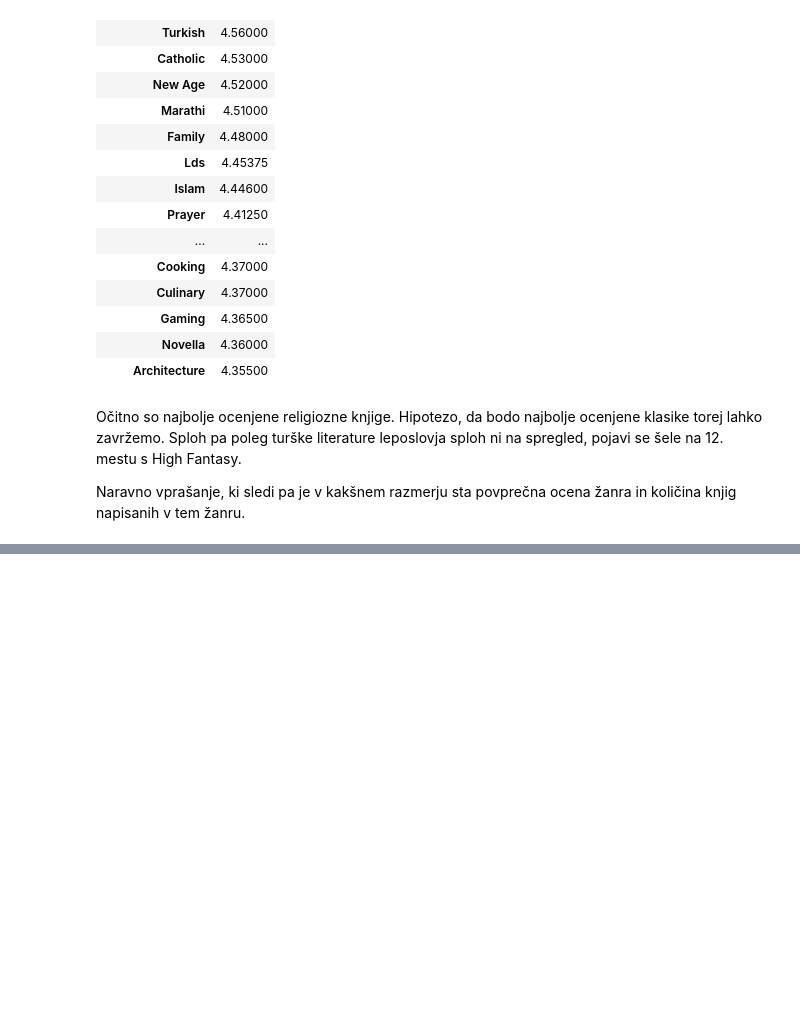
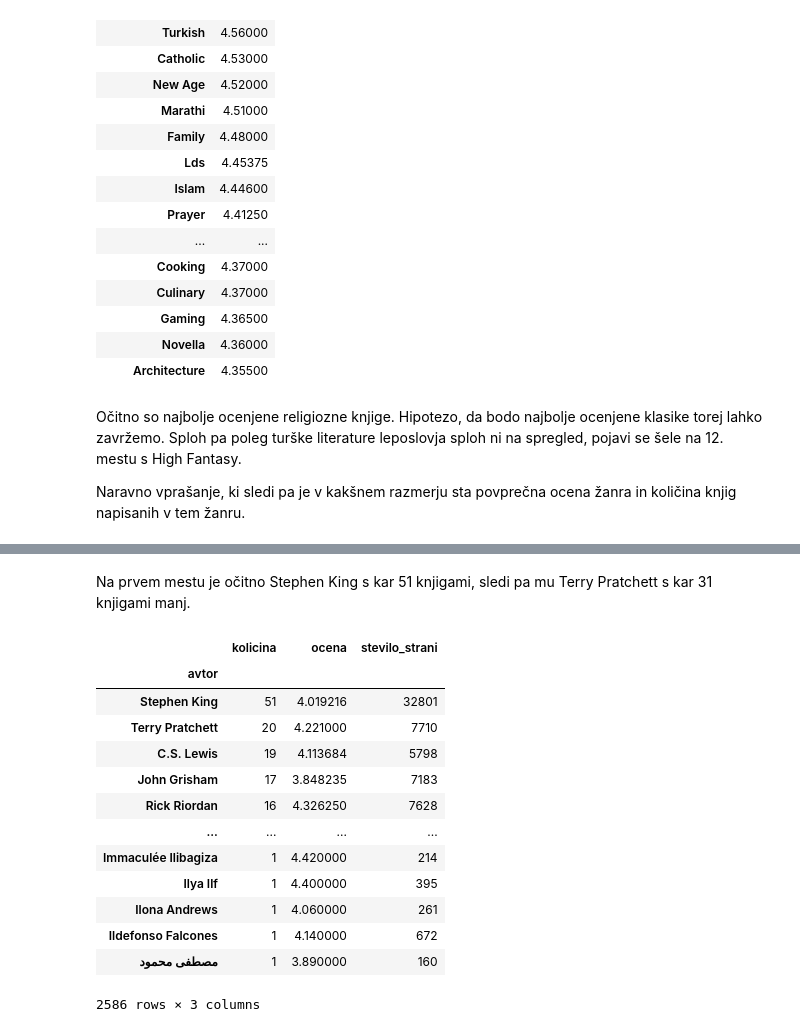
Before and after one commit to tadejjersin/analiza-knjig, a Jupyter notebook: analiza.ipynb, the cells around one changed output, grey strips where cells are left out. Cells and saved outputs as stored; diff of their text form; code cells hidden in the pictures; blank space fills up the shorter version.

```diff
--- a/analiza.ipynb
+++ b/analiza.ipynb
@@ -109,0 +141,4 @@ ImportError: matplotlib is required for plotting when the default backend "matpl
+# %%
+avtorji_po_1922 = knjige[knjige.leto_izdaje > 1922].groupby("avtor")
+stevilo_knjig_avtorjev = avtorji_po_1922.size().to_frame("kolicina").sort_values("kolicina", ascending=False)
+stevilo_knjig_avtorjev
@@ -109,0 +160,22 @@ ImportError: matplotlib is required for plotting when the default backend "matpl
+# %% [markdown]
+Na prvem mestu je očitno Stephen King s kar 51 knjigami, sledi pa mu Terry Pratchett s kar 31 knjigami manj.
+# %%
+statistike_avtorjev = stevilo_knjig_avtorjev
+statistike_avtorjev["ocena"] = avtorji_po_1922["ocena"].mean()
+statistike_avtorjev["stevilo_strani"] = avtorji_po_1922["stevilo_strani"].sum()
+statistike_avtorjev
+# %% [output]
+|  | kolicina | ocena | stevilo_strani |
+| avtor |  |  |  |
+| Stephen King | 51 | 4.019216 | 32801 |
+| Terry Pratchett | 20 | 4.221000 | 7710 |
+| C.S. Lewis | 19 | 4.113684 | 5798 |
+| John Grisham | 17 | 3.848235 | 7183 |
+| Rick Riordan | 16 | 4.326250 | 7628 |
+| ... | ... | ... | ... |
+| Immaculée Ilibagiza | 1 | 4.420000 | 214 |
+| Ilya Ilf | 1 | 4.400000 | 395 |
+| Ilona Andrews | 1 | 4.060000 | 261 |
+| Ildefonso Falcones | 1 | 4.140000 | 672 |
+| مصطفى محمود | 1 | 3.890000 | 160 |
+2586 rows × 3 columns
```
Also changed, not shown: parts of 12 cells of this notebook.
